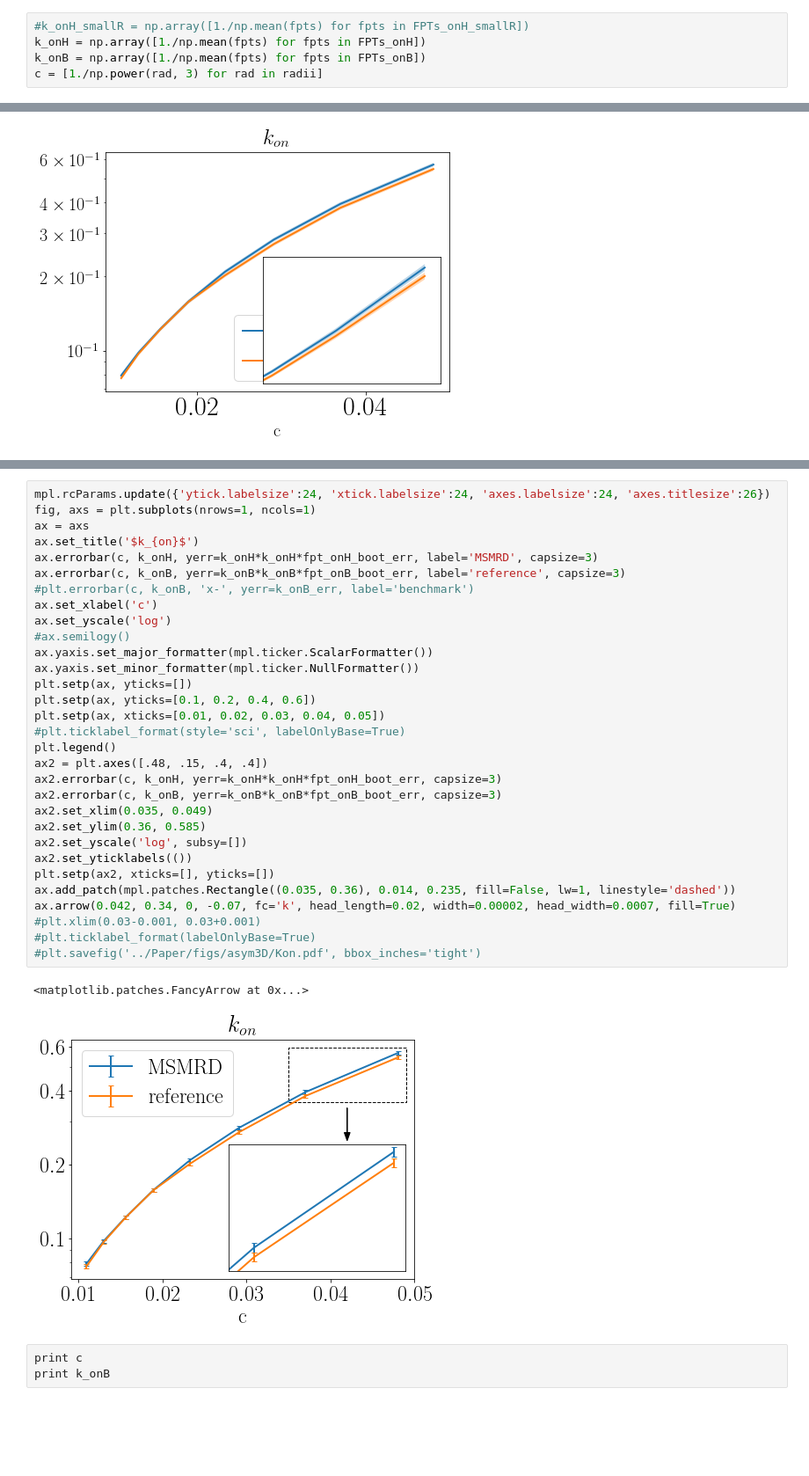
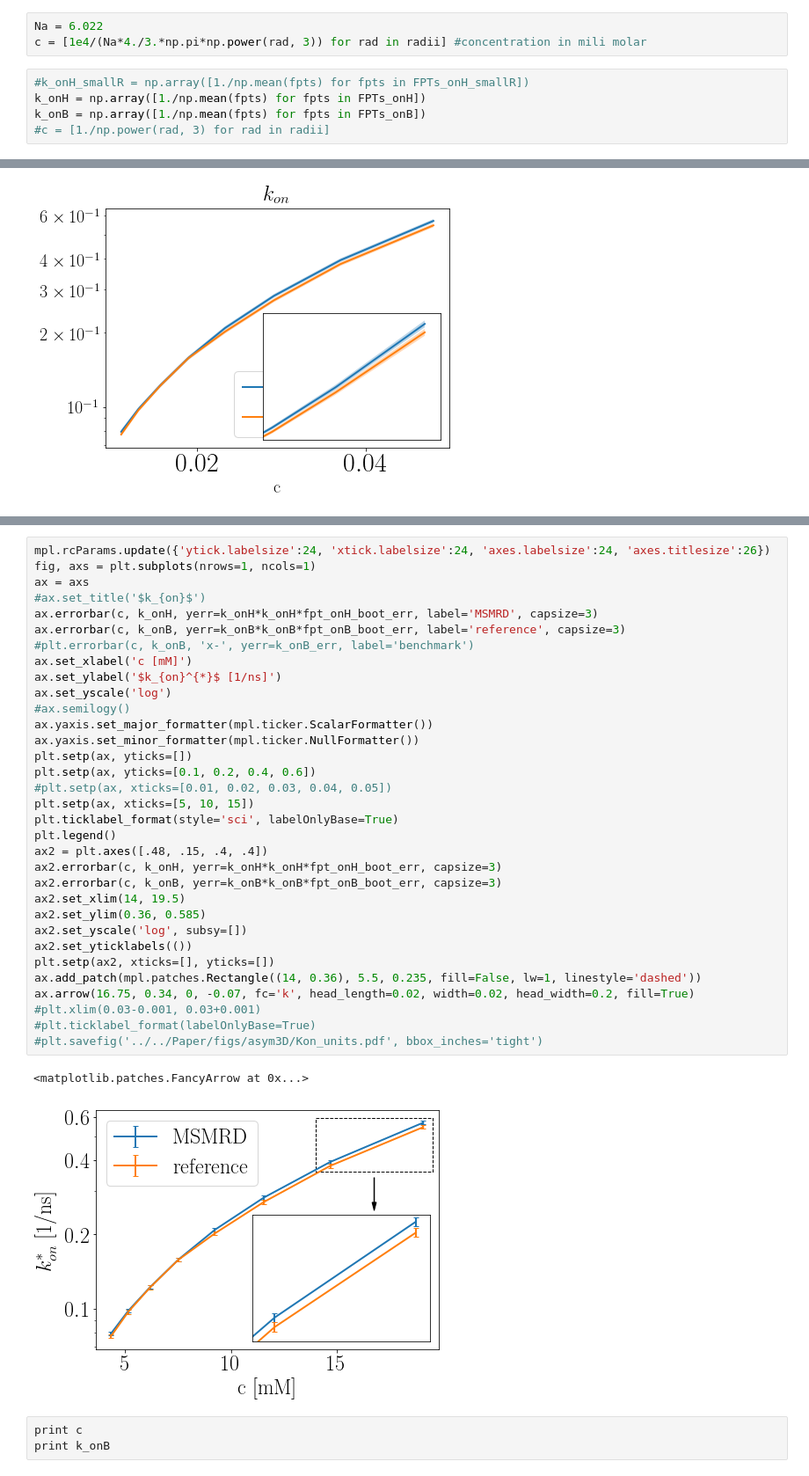
Before and after one commit to markovmodel/msmrd, a Jupyter notebook: scripts/current/analyzeRates3D.ipynb, the cells around one changed output, grey strips where cells are left out. Shown: that part at 88% size. Drawn from its saved outputs; the diff is of its cells as text; blank space fills up the shorter version.

```diff
--- a/scripts/current/analyzeRates3D.ipynb
+++ b/scripts/current/analyzeRates3D.ipynb
@@ -14,11 +14,14 @@ radii = np.array([2.75, 3.0, 3.25, 3.5, 3.75, 4.0, 4.25, 4.5])
 #FPTs_onH_smallR = pickle.load(open('/group/ag_cmb/scratch/dibakma/MSMRD/asym3D/rates/fpts_on_10000_runs_lag0.01_R2.0_125files_240partitions.p'))
 FPTs_onH = pickle.load(open('/group/ag_cmb/scratch/dibakma/MSMRD/asym3D/rates/fpts_on_10000_runs_lag0.05_R2.5_120files_240partitions.p'))
 FPTs_onB = pickle.load(open('/group/ag_cmb/scratch/dibakma/MSMRD/asym3D/rates/fpts_on_10000_runs_benchmark_dt0.001.p'))
+# %%
+Na = 6.022
+c = [1e4/(Na*4./3.*np.pi*np.power(rad, 3)) for rad in radii] #concentration in mili molar
 # %%
 #k_onH_smallR = np.array([1./np.mean(fpts) for fpts in FPTs_onH_smallR])
 k_onH = np.array([1./np.mean(fpts) for fpts in FPTs_onH])
 k_onB = np.array([1./np.mean(fpts) for fpts in FPTs_onB])
-c = [1./np.power(rad, 3) for rad in radii]
+#c = [1./np.power(rad, 3) for rad in radii]
 # %%
 fpt_onH_err = []
 for fpt in FPTs_onH:
@@ -76,37 +84,39 @@ plt.setp(ax2, xticks=[0], yticks=[])
 # %%
 mpl.rcParams.update({'ytick.labelsize':24, 'xtick.labelsize':24, 'axes.labelsize':24, 'axes.titlesize':26})
 fig, axs = plt.subplots(nrows=1, ncols=1)
 ax = axs
-ax.set_title('$k_{on}$')
+#ax.set_title('$k_{on}$')
 ax.errorbar(c, k_onH, yerr=k_onH*k_onH*fpt_onH_boot_err, label='MSMRD', capsize=3)
 ax.errorbar(c, k_onB, yerr=k_onB*k_onB*fpt_onB_boot_err, label='reference', capsize=3)
 #plt.errorbar(c, k_onB, 'x-', yerr=k_onB_err, label='benchmark')
-ax.set_xlabel('c')
+ax.set_xlabel('c [mM]')
+ax.set_ylabel('$k_{on}^{*}$ [1/ns]')
 ax.set_yscale('log')
 #ax.semilogy()
 ax.yaxis.set_major_formatter(mpl.ticker.ScalarFormatter())
 ax.yaxis.set_minor_formatter(mpl.ticker.NullFormatter())
 plt.setp(ax, yticks=[])
 plt.setp(ax, yticks=[0.1, 0.2, 0.4, 0.6])
-plt.setp(ax, xticks=[0.01, 0.02, 0.03, 0.04, 0.05])
-#plt.ticklabel_format(style='sci', labelOnlyBase=True)
+#plt.setp(ax, xticks=[0.01, 0.02, 0.03, 0.04, 0.05])
+plt.setp(ax, xticks=[5, 10, 15])
+plt.ticklabel_format(style='sci', labelOnlyBase=True)
 plt.legend()
 ax2 = plt.axes([.48, .15, .4, .4])
 ax2.errorbar(c, k_onH, yerr=k_onH*k_onH*fpt_onH_boot_err, capsize=3)
 ax2.errorbar(c, k_onB, yerr=k_onB*k_onB*fpt_onB_boot_err, capsize=3)
-ax2.set_xlim(0.035, 0.049)
+ax2.set_xlim(14, 19.5)
 ax2.set_ylim(0.36, 0.585)
 ax2.set_yscale('log', subsy=[])
 ax2.set_yticklabels(())
 plt.setp(ax2, xticks=[], yticks=[])
-ax.add_patch(mpl.patches.Rectangle((0.035, 0.36), 0.014, 0.235, fill=False, lw=1, linestyle='dashed'))
-ax.arrow(0.042, 0.34, 0, -0.07, fc='k', head_length=0.02, width=0.00002, head_width=0.0007, fill=True)
+ax.add_patch(mpl.patches.Rectangle((14, 0.36), 5.5, 0.235, fill=False, lw=1, linestyle='dashed'))
+ax.arrow(16.75, 0.34, 0, -0.07, fc='k', head_length=0.02, width=0.02, head_width=0.2, fill=True)
 #plt.xlim(0.03-0.001, 0.03+0.001)
 #plt.ticklabel_format(labelOnlyBase=True)
-#plt.savefig('../Paper/figs/asym3D/Kon.pdf', bbox_inches='tight')
+#plt.savefig('../../Paper/figs/asym3D/Kon_units.pdf', bbox_inches='tight')
 # %% [output]
 <matplotlib.patches.FancyArrow at 0x...>
-[figure, old version]
+[figure, new version]
 # %%
 print c
 print k_onB
```
Also changed, not shown: parts of 6 cells of this notebook, 7 other files.
